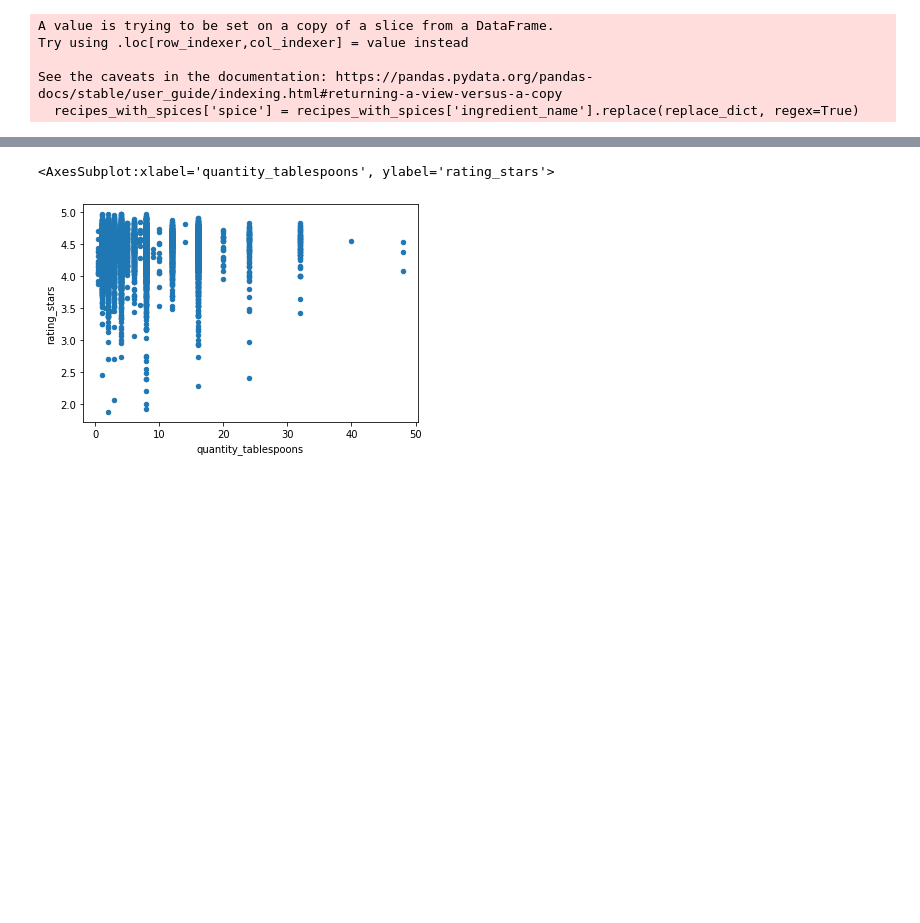
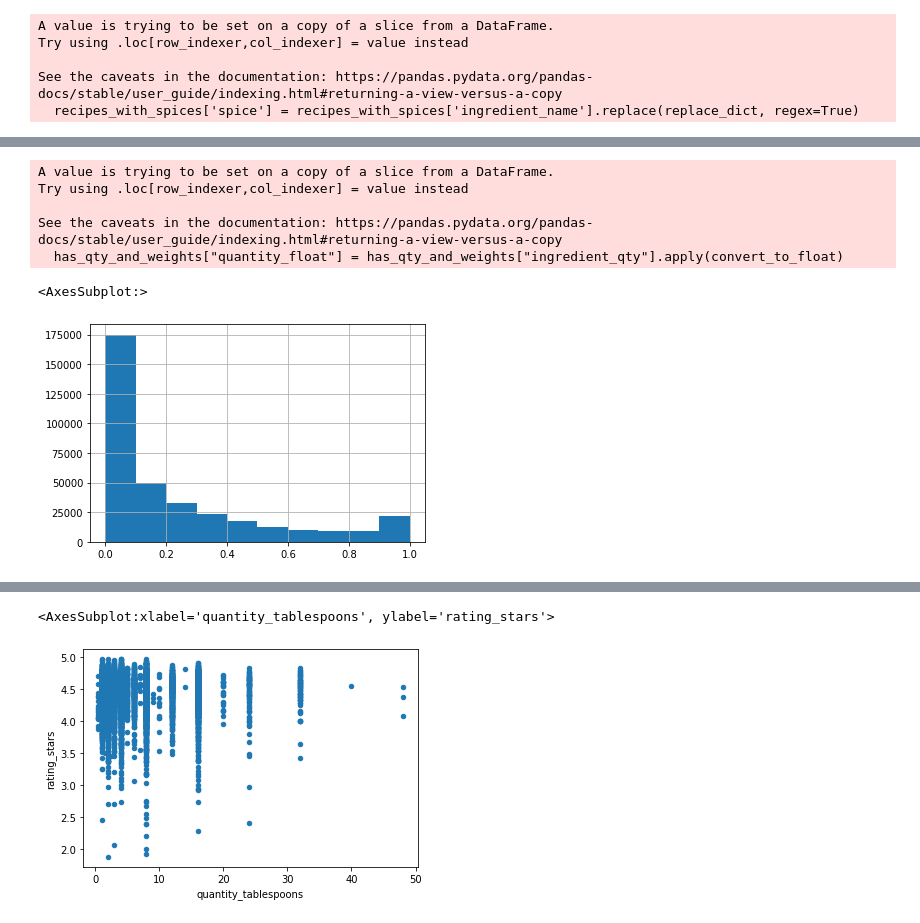
Before and after one commit to wcedmisten/foodFinder, a Jupyter notebook: All Recipes Exploratory Data Analysis.ipynb, the cells around one changed output, grey strips where cells are left out. Saved outputs shown, nothing was run; the diff lists cells and outputs as text; code cells hidden in the pictures; blank space fills up the shorter version.

```diff
--- a/All Recipes Exploratory Data Analysis.ipynb
+++ b/All Recipes Exploratory Data Analysis.ipynb
@@ -401,0 +534,71 @@ with sns.axes_style("white"):
+# %%
+with_weights = common_subset.merge(common_sr28[["Shrt_Desc", "GmWt_1","GmWt_2","GmWt_Desc1","GmWt_Desc2", "density"]], on="Shrt_Desc")
+
+has_qty_and_weights = with_weights[with_weights['ingredient_qty'].notnull()]
+
+has_qty_and_weights["quantity_float"] = has_qty_and_weights["ingredient_qty"].apply(convert_to_float)
+
+has_qty_and_weights = has_qty_and_weights.loc[has_qty_and_weights["quantity_float"].notnull()]
+
+def weight_in_grams(row):
+    try:
+        qty = row["quantity_float"]
+        unit = ureg(row["ingredient_unit"])
+        density = row["density"]
+
+        # workaround for the actual unit called "bag" = 94 pounds
+        if row["ingredient_unit"] == "bag":
+            return None
+
+        # NOT a pico inch
+        if row["ingredient_unit"] == "pinch":
+            return None
+
+        if unit.is_compatible_with("gram"):
+            return (qty * unit).to_base_units().magnitude * 1000
+        elif unit.is_compatible_with("cup"):
+            weight_grams = qty * unit * density
+            return weight_grams.to_base_units().magnitude * 1000
+        else:
+            return None
+    except Exception as e:
+        return None
+
+has_qty_and_weights["weight_in_grams"] = has_qty_and_weights.apply(weight_in_grams, axis="columns")
+# has_qty_and_weights
+# %% [output]
+A value is trying to be set on a copy of a slice from a DataFrame.
+Try using .loc[row_indexer,col_indexer] = value instead
+
+See the caveats in the documentation: https://pandas.pydata.org/pandas-docs/stable/user_guide/indexing.html#returning-a-view-versus-a-copy
+  has_qty_and_weights["quantity_float"] = has_qty_and_weights["ingredient_qty"].apply(convert_to_float)
+# %%
+totals = has_qty_and_weights.groupby("url").agg(
+    total_weight=("weight_in_grams", "sum"),
+)
+
+# len(has_qty_and_weights.dropna(subset="weight_in_grams")["ingredient_unit"])
+# 359880.0 / 469190
+
+# has_qty_and_weights.loc[has_qty_and_weights["quantity_float"].isnull()]
+
+# has_qty_and_weights.loc[has_qty_and_weights["ingredient_name"] == "almonds"]["weight_in_grams"].hist(bins=20)
+
+has_qty_and_weights
+with_totals = has_qty_and_weights.join(
+    totals,
+    on="url",
+    how="left",
+)
+with_totals
+
+with_totals["weight_fraction"] = with_totals["weight_in_grams"] / with_totals["total_weight"]
+# with_totals.loc[with_totals["ingredient_name"] == "butter"]["weight_fraction"].hist()
+with_totals[["ingredient_name", "weight_fraction", "url", "total_weight"]]
+
+with_totals.loc[with_totals["url"] == "http://allrecipes.com/Recipe/6664/"]
+
+with_totals["weight_fraction"].hist()
+# %% [output]
+<AxesSubplot:>
+[figure, added]
```
Also changed, not shown: parts of 18 cells of this notebook, 6 other files.
